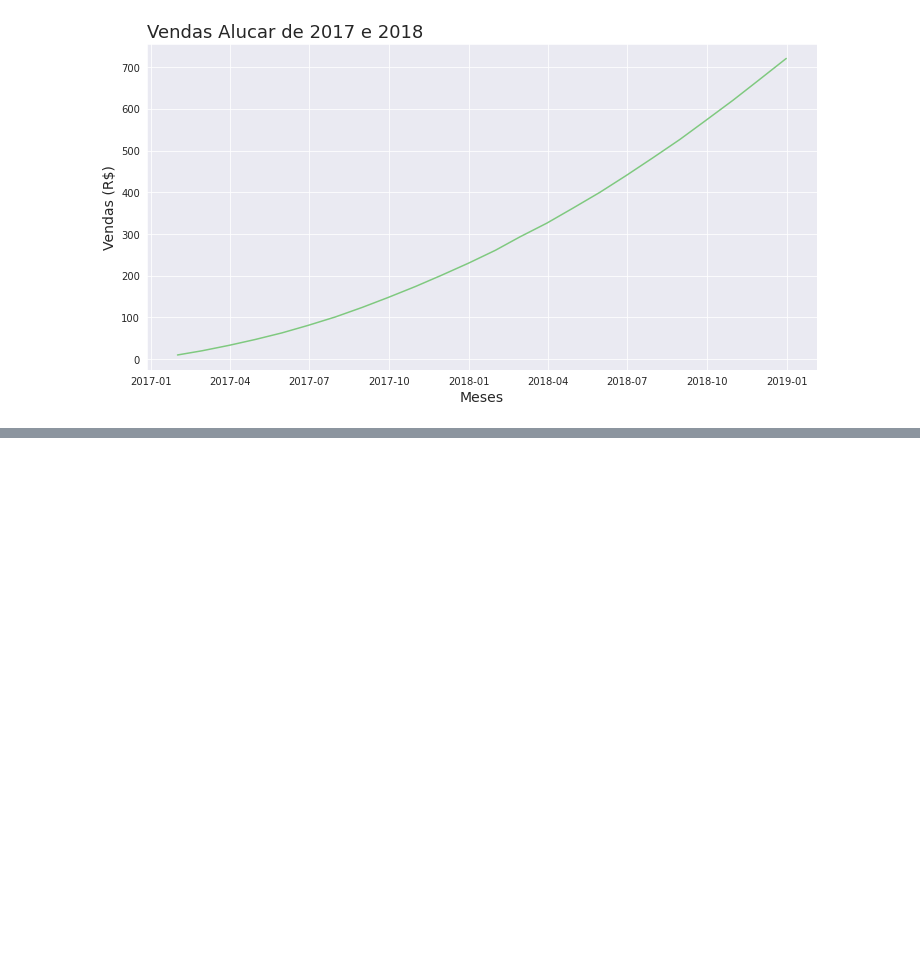
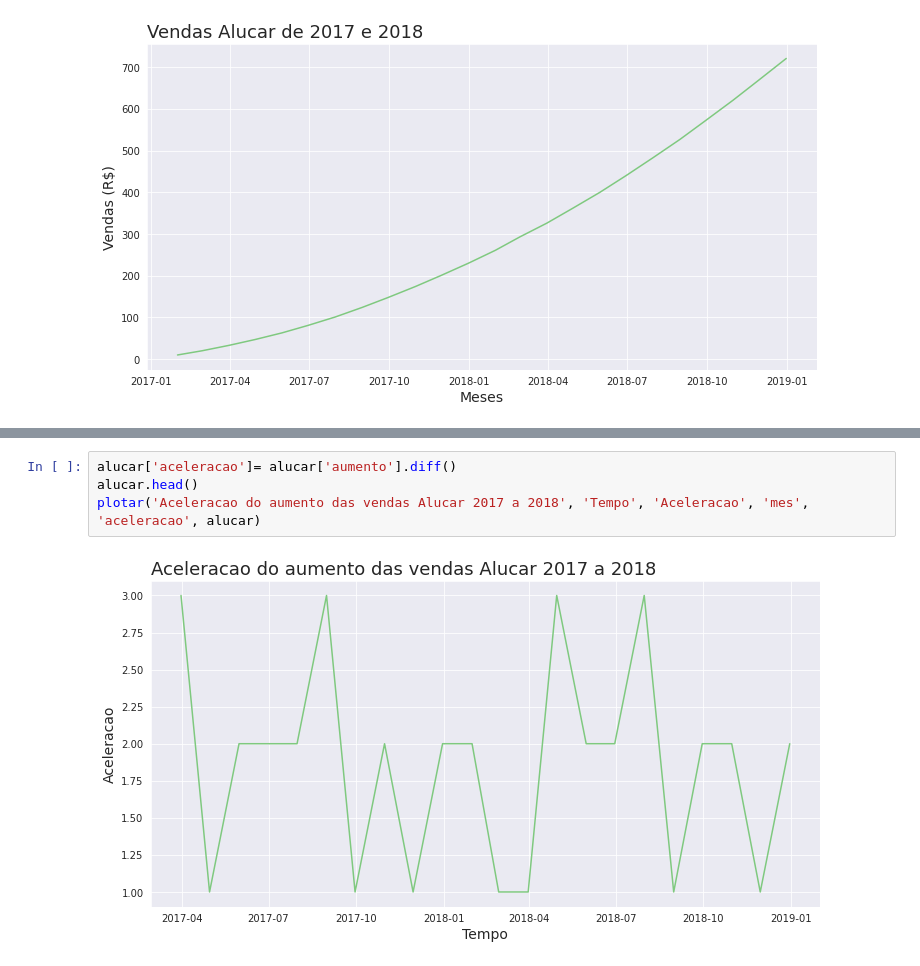
Before and after one commit to MarnieGrenat/Cursos-Alura, a Jupyter notebook: Data Science/Analise_de_Series_Temporais/Time Series.ipynb, the cells around one changed output, grey strips where cells are left out. Saved outputs shown, nothing was run; the diff lists cells and outputs as text; blank space fills up the shorter version.

```diff
--- a/Data Science/Analise_de_Series_Temporais/Time Series.ipynb
+++ b/Data Science/Analise_de_Series_Temporais/Time Series.ipynb
@@ -51,0 +89,6 @@ alucar_line=alucar_line
+# %%
+alucar['aceleracao']= alucar['aumento'].diff()
+alucar.head()
+plotar('Aceleracao do aumento das vendas Alucar 2017 a 2018', 'Tempo', 'Aceleracao', 'mes', 'aceleracao', alucar)
+# %% [output]
+[figure, added]
```
Also changed, not shown: parts of 40 cells of this notebook.
